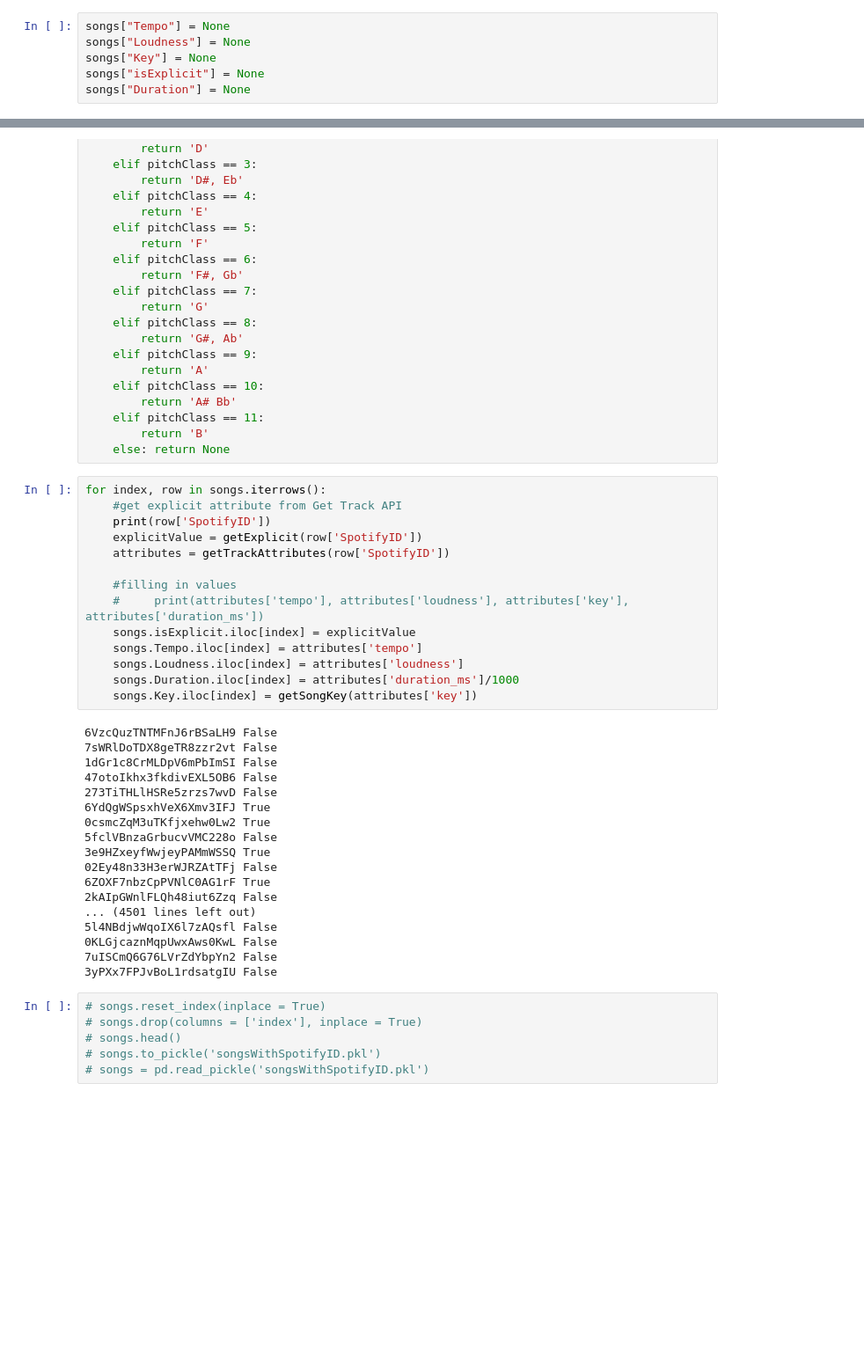
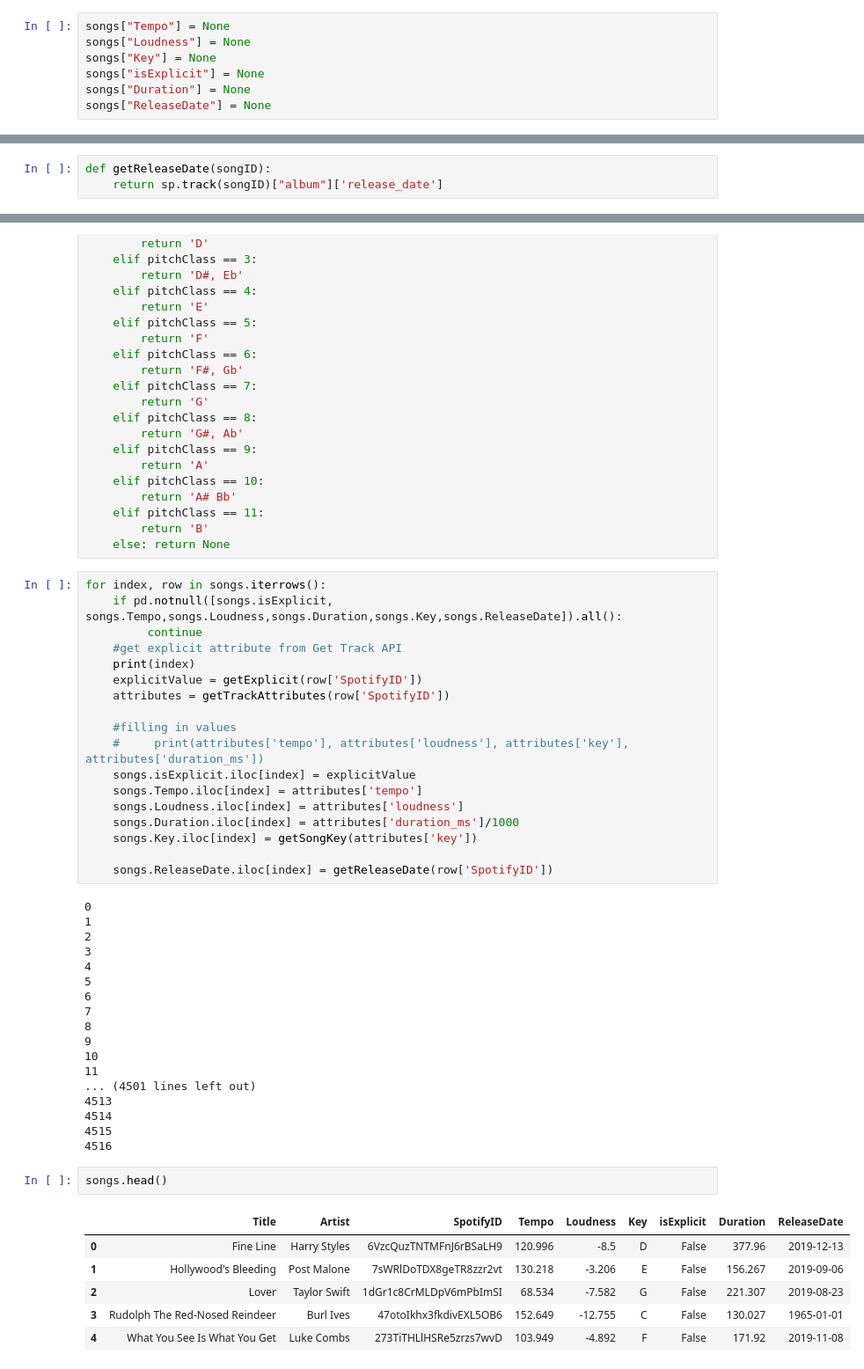
Before and after one commit to cnn22/SingerSongwriter, a Jupyter notebook: GetSongAttributesFromSpotify.ipynb, the cells around one changed output, grey strips where cells are left out. Shown at 88% size. Drawn from its saved outputs; the diff is of its cells as text; blank space fills up the shorter version.

```diff
--- a/GetSongAttributesFromSpotify.ipynb
+++ b/GetSongAttributesFromSpotify.ipynb
@@ -20,6 +29,7 @@ songs["Loudness"] = None
 songs["Key"] = None
 songs["isExplicit"] = None
 songs["Duration"] = None
+songs["ReleaseDate"] = None
 # %%
 #getExplicit function that takes in a songID and returns if the song is explicit or not
 def getExplicit(songID):
@@ -28,6 +38,9 @@ def getExplicit(songID):
 #getTrackAttributes function that takes in a songID and returns song attributes such as, Tempo, Loudness, Key and Duration
 def getTrackAttributes(songID):
     return sp.audio_features(tracks=songID)[0]
+# %%
+def getReleaseDate(songID):
+    return sp.track(songID)["album"]['release_date']
 # %%
 #getSongKey function that takes in a pitch class and returns the key. Reference: https://en.wikipedia.org/wiki/Pitch_class
 def getSongKey(pitchClass):
@@ -58,8 +71,10 @@ def getSongKey(pitchClass):
     else: return None
 # %%
 for index, row in songs.iterrows():
+    if pd.notnull([songs.isExplicit, songs.Tempo,songs.Loudness,songs.Duration,songs.Key,songs.ReleaseDate]).all():
+         continue
     #get explicit attribute from Get Track API
-    print(row['SpotifyID'])
+    print(index)
     explicitValue = getExplicit(row['SpotifyID'])
     attributes = getTrackAttributes(row['SpotifyID'])
 
@@ -70,27 +85,32 @@ for index, row in songs.iterrows():
     songs.Loudness.iloc[index] = attributes['loudness']
     songs.Duration.iloc[index] = attributes['duration_ms']/1000
     songs.Key.iloc[index] = getSongKey(attributes['key'])
+
+    songs.ReleaseDate.iloc[index] = getReleaseDate(row['SpotifyID'])
 # %% [output]
-6VzcQuzTNTMFnJ6rBSaLH9 False
-7sWRlDoTDX8geTR8zzr2vt False
-1dGr1c8CrMLDpV6mPbImSI False
-47otoIkhx3fkdivEXL5OB6 False
-273TiTHLlHSRe5zrzs7wvD False
-6YdQgWSpsxhVeX6Xmv3IFJ True
-0csmcZqM3uTKfjxehw0Lw2 True
-5fclVBnzaGrbucvVMC228o False
-3e9HZxeyfWwjeyPAMmWSSQ True
-02Ey48n33H3erWJRZAtTFj False
-6ZOXF7nbzCpPVNlC0AG1rF True
-2kAIpGWnlFLQh48iut6Zzq False
+0
+1
+2
+3
+4
+5
+6
+7
+8
+9
+10
+11
 ... (4501 lines left out)
-5l4NBdjwWqoIX6l7zAQsfl False
-0KLGjcaznMqpUwxAws0KwL False
-7uISCmQ6G76LVrZdYbpYn2 False
-3yPXx7FPJvBoL1rdsatgIU False
+4513
+4514
+4515
+4516
-# %%
-# songs.reset_index(inplace = True)
-# songs.drop(columns = ['index'], inplace = True)
-# songs.head()
-# songs.to_pickle('songsWithSpotifyID.pkl')
-# songs = pd.read_pickle('songsWithSpotifyID.pkl')
+# %%
+songs.head()
+# %% [output]
+|  | Title | Artist | SpotifyID | Tempo | Loudness | Key | isExplicit | Duration | ReleaseDate |
+| 0 | Fine Line | Harry Styles | 6VzcQuzTNTMFnJ6rBSaLH9 | 120.996 | -8.5 | D | False | 377.96 | 2019-12-13 |
+| 1 | Hollywood's Bleeding | Post Malone | 7sWRlDoTDX8geTR8zzr2vt | 130.218 | -3.206 | E | False | 156.267 | 2019-09-06 |
+| 2 | Lover | Taylor Swift | 1dGr1c8CrMLDpV6mPbImSI | 68.534 | -7.582 | G | False | 221.307 | 2019-08-23 |
+| 3 | Rudolph The Red-Nosed Reindeer | Burl Ives | 47otoIkhx3fkdivEXL5OB6 | 152.649 | -12.755 | C | False | 130.027 | 1965-01-01 |
+| 4 | What You See Is What You Get | Luke Combs | 273TiTHLlHSRe5zrzs7wvD | 103.949 | -4.892 | F | False | 171.92 | 2019-11-08 |
```
Also changed, not shown: parts of 3 cells of this notebook, 2 other files.
